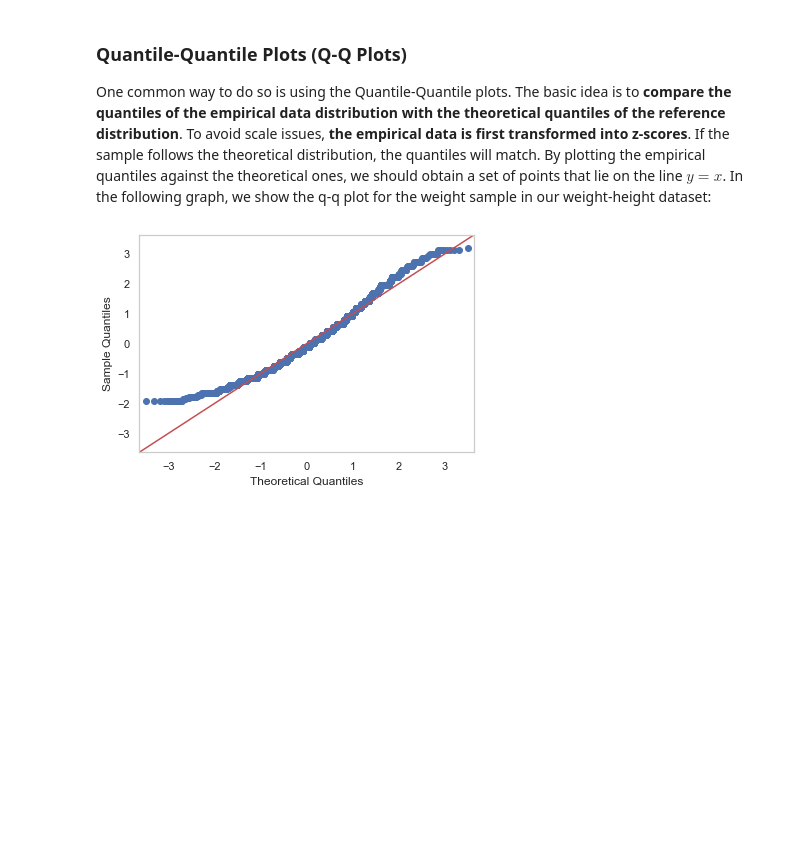
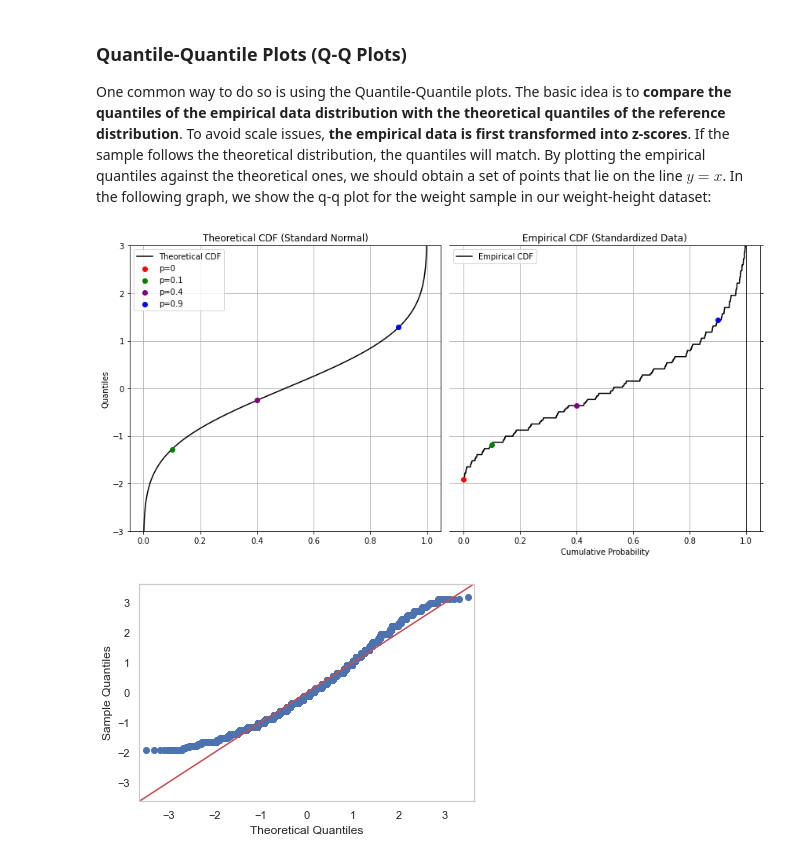
Before and after one commit to antoninofurnari/fadlecturenotes2425, a Jupyter notebook: _sources/lectures/10_statistical_inference.ipynb, the cells around one changed output. Cells and saved outputs as stored; diff of their text form; code cells hidden in the pictures; blank space fills up the shorter version.

```diff
--- a/_sources/lectures/10_statistical_inference.ipynb
+++ b/_sources/lectures/10_statistical_inference.ipynb
@@ -1210,6 +1210,76 @@ While Skewness and Kurtosis can help characterize deviations from normality, the
 # %% [markdown]
 ### Quantile-Quantile Plots (Q-Q Plots)
 One common way to do so is using the Quantile-Quantile plots. The basic idea is to **compare the quantiles of the empirical data distribution with the theoretical quantiles of the reference distribution**. To avoid scale issues, **the empirical data is first transformed into z-scores**. If the sample follows the theoretical distribution, the quantiles will match. By plotting the empirical quantiles against the theoretical ones, we should obtain a set of points that lie on the line $y=x$. In the following graph, we show the q-q plot for the weight sample in our weight-height dataset:
+# %%
+import numpy as np
+import pandas as pd
+from statsmodels.distributions.empirical_distribution import ECDF
+from scipy.stats import norm
+import matplotlib.pyplot as plt
+
+# Load and prepare the data
+hw = pd.read_csv('http://antoninofurnari.it/downloads/height_weight.csv')
+hw['weight'] = hw['weight'] / 2.205
+
+# Standardize the weight data
+standardized_weights = (hw['weight'] - hw['weight'].mean()) / hw['weight'].std()
+
+# Calculate the ECDF of the standardized data
+ecdf = ECDF(standardized_weights)
+
+# Define x values for plotting the CDFs
+x_values = np.linspace(-3, 3, 100)
+theoretical_cdf_values = norm.cdf(x_values)
+
+# Define probabilities to highlight
+probabilities_to_highlight = [0, 0.1, 0.4, 0.9]
+colors = ['red', 'green', 'purple', 'blue']
+
+# Compute corresponding x-values for each probability in both the theoretical CDF and ECDF
+theoretical_points = norm.ppf(probabilities_to_highlight)
+empirical_points = [np.percentile(standardized_weights, p * 100) for p in probabilities_to_highlight]
+
+# Create the figure with horizontal subplots
+fig, (ax1, ax2) = plt.subplots(1, 2, figsize=(12, 6), sharey=True, gridspec_kw={'width_ratios': [1, 1]})
+
+# Left Plot: Theoretical CDF of standard normal
+ax1.plot(theoretical_cdf_values, x_values, label="Theoretical CDF", color="black")
+ax1.set_ylabel("Quantiles")
+ax1.set_title("Theoretical CDF (Standard Normal)")
+ax1.grid(True)
+
+# Highlight selected probability points on the theoretical CDF
+for p, x_theor, color in zip(probabilities_to_highlight, theoretical_points, colors):
+    ax1.scatter(p, x_theor, color=color, zorder=5, label=f'p={p}')
+
+# Right Plot: ECDF of standardized data
+ax2.plot(ecdf.y, ecdf.x, label="Empirical CDF", color="black")
+ax2.set_xlabel("Cumulative Probability")
+ax2.set_title("Empirical CDF (Standardized Data)")
+ax2.xaxis.set_ticks_position('bottom')
+ax2.xaxis.set_label_position('bottom')
+ax2.grid(True)
+
+# Move the y-axis to the right side of the plot
+ax2.spines['left'].set_position(('data', 1))  # Move the left y-axis to the right
+ax2.yaxis.set_label_position("right")
+ax2.yaxis.tick_right()
+
+# Highlight selected probability points on the ECDF
+for p, x_emp, color in zip(probabilities_to_highlight, empirical_points, colors):
+    ax2.scatter(p, x_emp, color=color, zorder=5)
+
+# Set y-axis range to match quantiles
+ax1.set_ylim(-3, 3)
+ax2.set_ylim(-3, 3)
+
+# Show plot with legend
+ax1.legend()
+ax2.legend()
+plt.tight_layout()
+plt.show()
+# %% [output]
+[figure, added]
 # %%
 from statsmodels.graphics.gofplots import qqplot
 import pandas as pd
```
Also changed, not shown: 2 other files.
